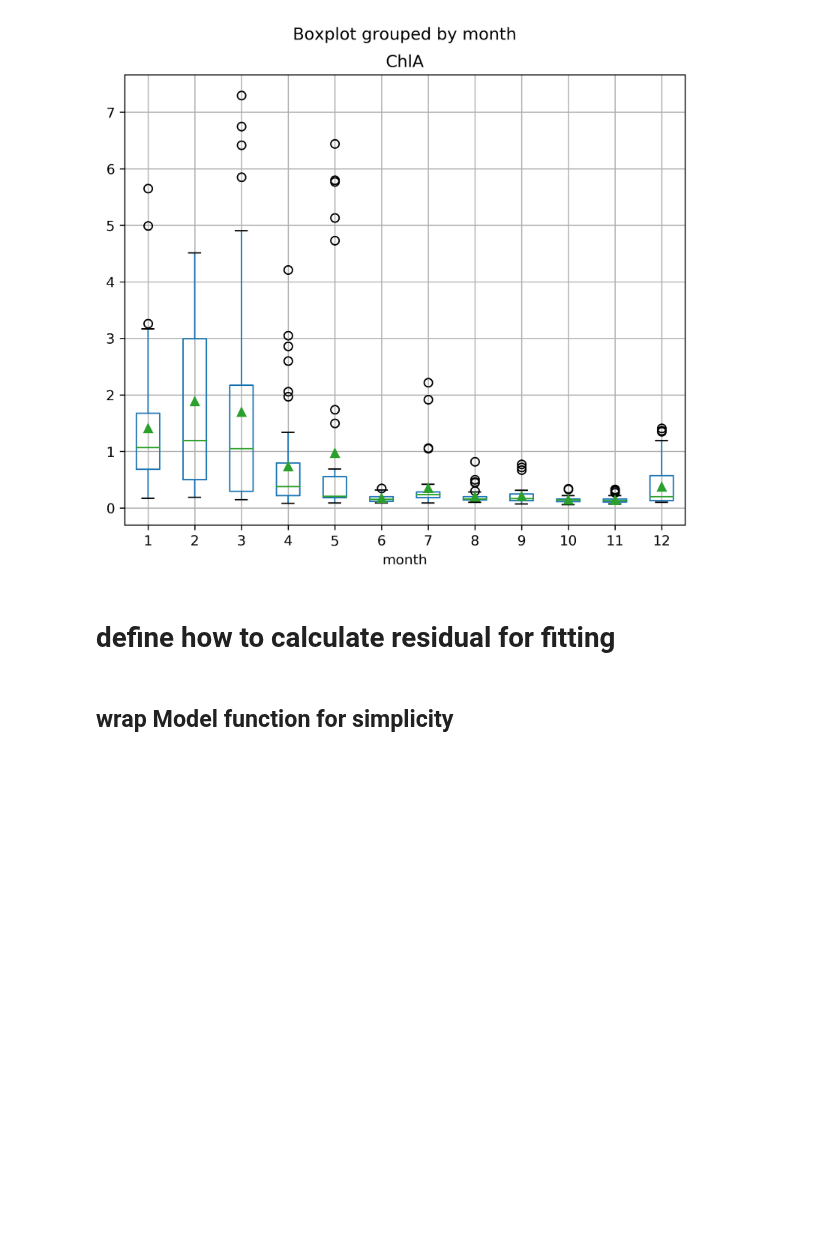
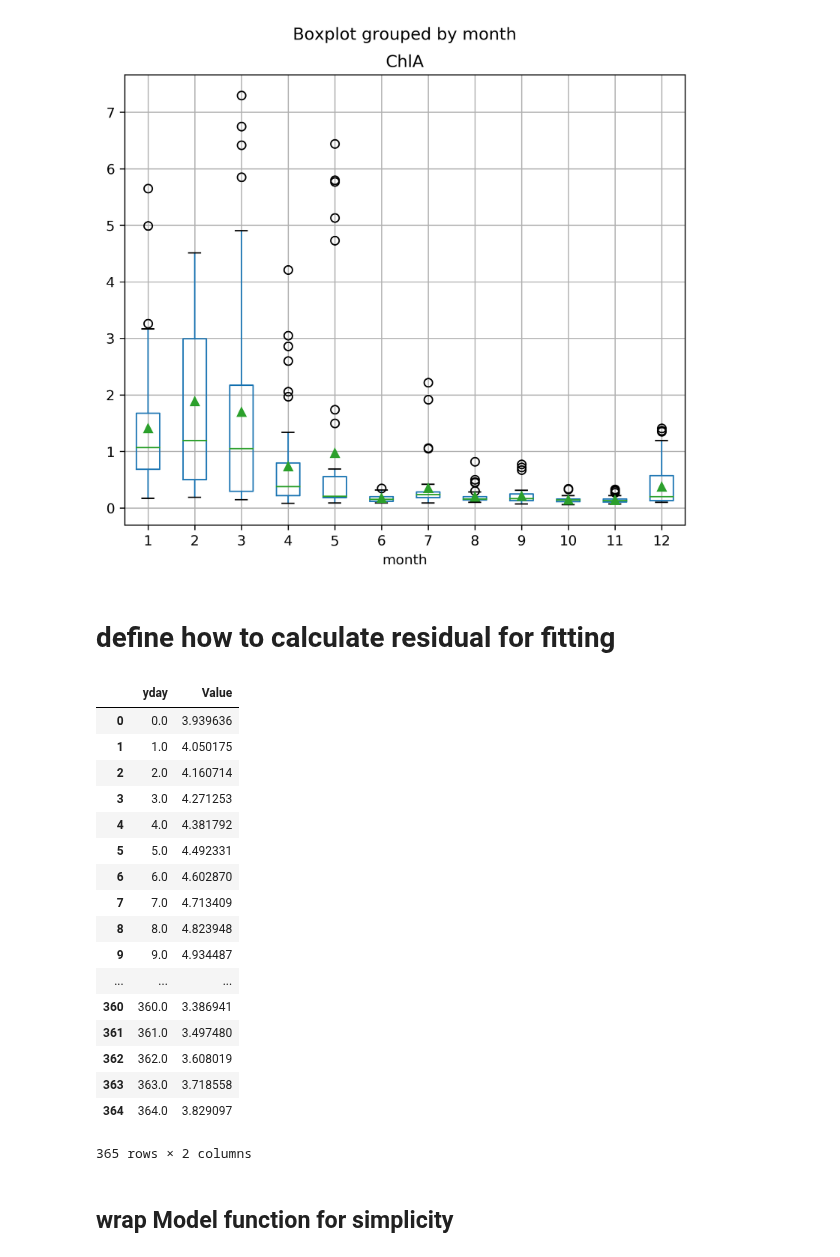
Before and after one commit to ben1post/BennyPhD, a Jupyter notebook: ToyModels/BennyPhD_ToyModel_01-LeastSq_Fitting.ipynb, the cells around one changed output. Cells and saved outputs as stored; diff of their text form; code cells hidden in the pictures; blank space fills up the shorter version.

```diff
--- a/ToyModels/BennyPhD_ToyModel_01-LeastSq_Fitting.ipynb
+++ b/ToyModels/BennyPhD_ToyModel_01-LeastSq_Fitting.ipynb
@@ -395,6 +395,57 @@ def residual(paras):
 
     ss = np.concatenate((phyto_resid, nitrate_resid, silicate_resid, zoo_resid))
     return phyto_resid
+# %%
+
+NO3NO2 = pandas.read_csv('CARIACO_forcing01/NO2NO3_r1.csv')
+
+def returnintverifdat(DF):
+    DF = DF.assign(month = pandas.to_datetime(DF['yday'], format='%j').dt.month)
+    DF_monthly_median = DF.groupby('month').median()
+
+    DF_m1 = DF_monthly_median.copy()
+    DF_m2 = DF_monthly_median.copy()
+    DF_m3 = DF_monthly_median.copy()
+
+    DF_m2['yday'] = DF_m2['yday'] + 365
+    DF_m3['yday'] = DF_m3['yday'] + 2 * 365
+
+    DF_x = pandas.concat([DF_m1, DF_m2, DF_m3])
+
+    tm_dat_conc = np.arange(0., 3 * 365., 1.0)
+
+    DF_pad = DF_x.set_index('yday').reindex(tm_dat_conc).reset_index()
+
+    DF_int = DF_pad.Value.interpolate().values #.plot() # .ffill().bfill()
+    DF_intslice = DF_int[365:365+365]
+
+    tm_year = np.arange(0., 365., 1.0)
+
+    DF_int2 = pandas.DataFrame()
+    DF_int2['yday'] = tm_year
+    DF_int2['Value'] = DF_intslice
+    return DF_int2
+
+returnintverifdat(NO3NO2)
+# %% [output]
+|  | yday | Value |
+| 0 | 0.0 | 3.939636 |
+| 1 | 1.0 | 4.050175 |
+| 2 | 2.0 | 4.160714 |
+| 3 | 3.0 | 4.271253 |
+| 4 | 4.0 | 4.381792 |
+| 5 | 5.0 | 4.492331 |
+| 6 | 6.0 | 4.602870 |
+| 7 | 7.0 | 4.713409 |
+| 8 | 8.0 | 4.823948 |
+| 9 | 9.0 | 4.934487 |
+| ... | ... | ... |
+| 360 | 360.0 | 3.386941 |
+| 361 | 361.0 | 3.497480 |
+| 362 | 362.0 | 3.608019 |
+| 363 | 363.0 | 3.718558 |
+| 364 | 364.0 | 3.829097 |
+365 rows × 2 columns
 # %% [markdown]
 ## wrap Model function for simplicity
 # %%
```
Also changed, not shown: 21 other files.
